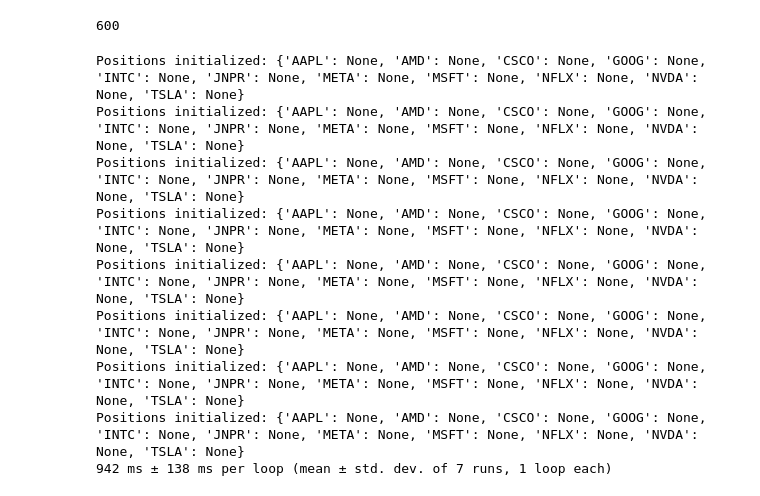
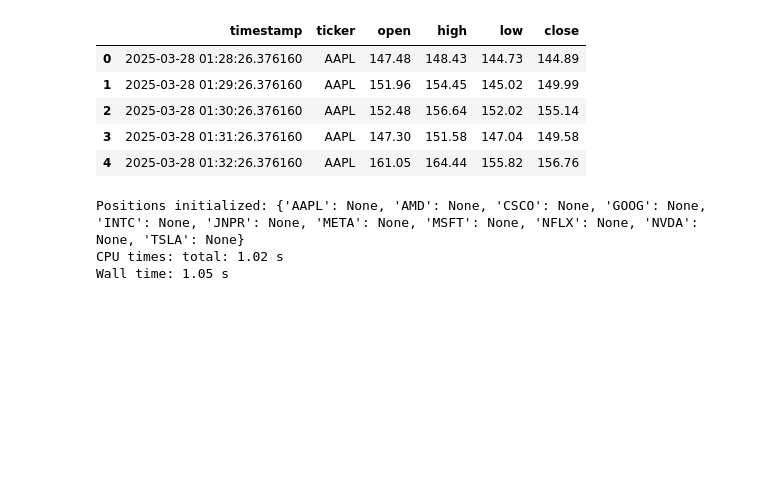
Before and after one commit to manosathya/AlgoTrading, a Jupyter notebook: Trading/backtest_trials.ipynb, the cells around one changed output. Drawn from its saved outputs; the diff is of its cells as text; code cells hidden in the pictures; blank space fills up the shorter version.

```diff
--- a/Trading/backtest_trials.ipynb
+++ b/Trading/backtest_trials.ipynb
@@ -22,27 +22,27 @@ strategy_name = 'RSI'
 # %%
 tickers =  strategy_configs[strategy_name]['tickers'][0]
 start_time = datetime.now() - timedelta(days=1)
 end_time = datetime.now()
-historical_data = generate_historical_data(tickers, start_time, end_time).iloc[:600]
-#historical_data.sort_values(by='timestamp')
-print(len(historical_data))
+historical_data = generate_historical_data(tickers, start_time, end_time)
+historical_data.sort_values(by='timestamp', inplace=True)
+#historical_data = historical_data.iloc[:15]
+historical_data.head()
 # %% [output]
-600
+|  | timestamp | ticker | open | high | low | close |
+| 0 | 2025-03-28 01:28:26.376160 | AAPL | 147.48 | 148.43 | 144.73 | 144.89 |
+| 1 | 2025-03-28 01:29:26.376160 | AAPL | 151.96 | 154.45 | 145.02 | 149.99 |
+| 2 | 2025-03-28 01:30:26.376160 | AAPL | 152.48 | 156.64 | 152.02 | 155.14 |
+| 3 | 2025-03-28 01:31:26.376160 | AAPL | 147.30 | 151.58 | 147.04 | 149.58 |
+| 4 | 2025-03-28 01:32:26.376160 | AAPL | 161.05 | 164.44 | 155.82 | 156.76 |
 # %%
-%%timeit
-profiler = cProfile.Profile()
-profiler.enable()
-strategy = Base_RSI(strategy_configs[strategy_name], mode='backtest')
-backtest = BacktestEngine(strategy, historical_data)
-backtest.run_backtest()
-profiler.disable()
+%%time
+#profiler = cProfile.Profile()
+#profiler.enable()
+strategy1 = Base_RSI(strategy_configs[strategy_name], mode='backtest')
+backtest1 = BacktestEngine(strategy1, historical_data)
+backtest1.run_backtest1()
+#profiler.disable()
 # %% [output]
 Positions initialized: {'AAPL': None, 'AMD': None, 'CSCO': None, 'GOOG': None, 'INTC': None, 'JNPR': None, 'META': None, 'MSFT': None, 'NFLX': None, 'NVDA': None, 'TSLA': None}
-Positions initialized: {'AAPL': None, 'AMD': None, 'CSCO': None, 'GOOG': None, 'INTC': None, 'JNPR': None, 'META': None, 'MSFT': None, 'NFLX': None, 'NVDA': None, 'TSLA': None}
-Positions initialized: {'AAPL': None, 'AMD': None, 'CSCO': None, 'GOOG': None, 'INTC': None, 'JNPR': None, 'META': None, 'MSFT': None, 'NFLX': None, 'NVDA': None, 'TSLA': None}
-Positions initialized: {'AAPL': None, 'AMD': None, 'CSCO': None, 'GOOG': None, 'INTC': None, 'JNPR': None, 'META': None, 'MSFT': None, 'NFLX': None, 'NVDA': None, 'TSLA': None}
-Positions initialized: {'AAPL': None, 'AMD': None, 'CSCO': None, 'GOOG': None, 'INTC': None, 'JNPR': None, 'META': None, 'MSFT': None, 'NFLX': None, 'NVDA': None, 'TSLA': None}
-Positions initialized: {'AAPL': None, 'AMD': None, 'CSCO': None, 'GOOG': None, 'INTC': None, 'JNPR': None, 'META': None, 'MSFT': None, 'NFLX': None, 'NVDA': None, 'TSLA': None}
-Positions initialized: {'AAPL': None, 'AMD': None, 'CSCO': None, 'GOOG': None, 'INTC': None, 'JNPR': None, 'META': None, 'MSFT': None, 'NFLX': None, 'NVDA': None, 'TSLA': None}
-Positions initialized: {'AAPL': None, 'AMD': None, 'CSCO': None, 'GOOG': None, 'INTC': None, 'JNPR': None, 'META': None, 'MSFT': None, 'NFLX': None, 'NVDA': None, 'TSLA': None}
-942 ms ± 138 ms per loop (mean ± std. dev. of 7 runs, 1 loop each)
+CPU times: total: 1.02 s
+Wall time: 1.05 s
```
Also changed, not shown: parts of 8 cells of this notebook, 5 other files.
